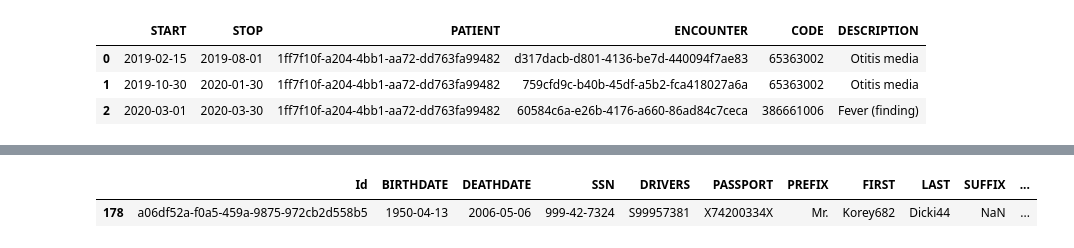
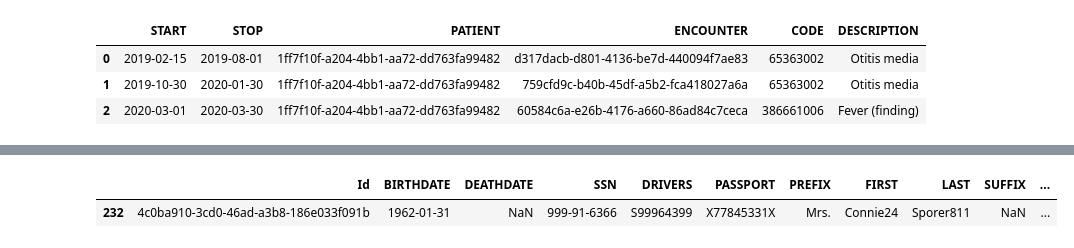
Before and after one commit to keithcallenberg/healthcare-data-carpentry, a Jupyter notebook: code/02_data_exploration.ipynb, the cells around one changed output, grey strips where cells are left out. Drawn from its saved outputs; the diff is of its cells as text; code cells hidden in the pictures.

```diff
--- a/code/02_data_exploration.ipynb
+++ b/code/02_data_exploration.ipynb
@@ -107,8 +105,9 @@ conditions.loc[conditions['DESCRIPTION']==condition].head(30)
 # %%
-# see how much data is available for a few of these patients prior to diagnosis
-patient = conditions.loc[conditions['DESCRIPTION']==condition]['PATIENT'].values[1]
+# select a patient from those with the condition
+patient = conditions.loc[conditions['DESCRIPTION']==condition]['PATIENT'].values[3]
+
 patients.loc[patients['Id']==patient]
 # %% [output]
 |  | Id | BIRTHDATE | DEATHDATE | SSN | DRIVERS | PASSPORT | PREFIX | FIRST | LAST | SUFFIX | ... |
-| 178 | a06df52a-f0a5-459a-9875-972cb2d558b5 | 1950-04-13 | 2006-05-06 | 999-42-7324 | S99957381 | X74200334X | Mr. | Korey682 | Dicki44 | NaN | ... |
+| 232 | 4c0ba910-3cd0-46ad-a3b8-186e033f091b | 1962-01-31 | NaN | 999-91-6366 | S99964399 | X77845331X | Mrs. | Connie24 | Sporer811 | NaN | ... |
 # %%
```
Also changed, not shown: parts of 11 cells of this notebook, 1 other file.
